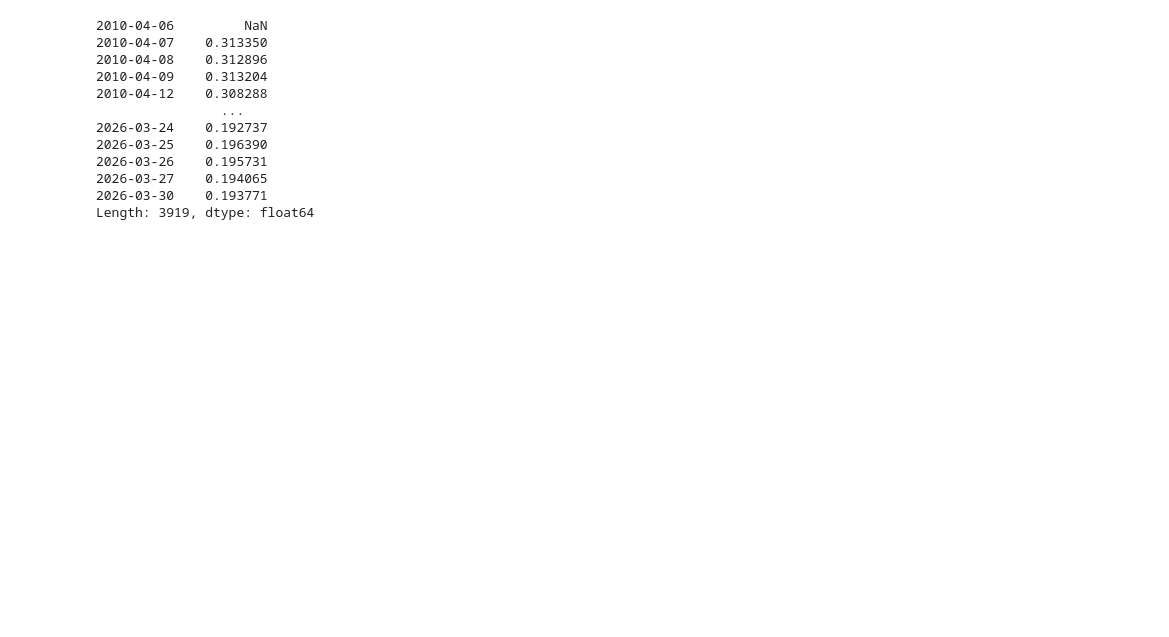
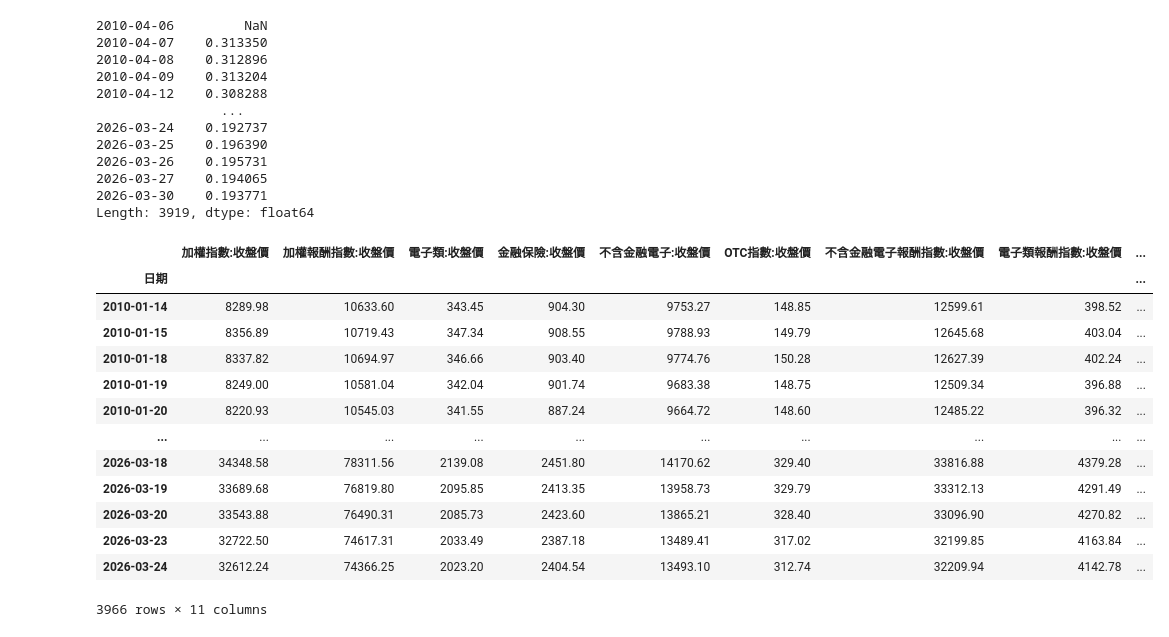
Before and after one commit to alfred0630/MIS, a Jupyter notebook: dev.ipynb, the cells around one changed output. Saved outputs shown, nothing was run; the diff lists cells and outputs as text; code cells hidden in the pictures; blank space fills up the shorter version.

```diff
--- a/dev.ipynb
+++ b/dev.ipynb
@@ -254,3 +323,20 @@ corr
 2026-03-27    0.194065
 2026-03-30    0.193771
 Length: 3919, dtype: float64
+# %%
+data1["加權報酬指數:收盤價"]
+# %% [output]
+|  | 加權指數:收盤價 | 加權報酬指數:收盤價 | 電子類:收盤價 | 金融保險:收盤價 | 不含金融電子:收盤價 | OTC指數:收盤價 | 不含金融電子報酬指數:收盤價 | 電子類報酬指數:收盤價 | ... |
+| 日期 |  |  |  |  |  |  |  |  | ... |
+| 2010-01-14 | 8289.98 | 10633.60 | 343.45 | 904.30 | 9753.27 | 148.85 | 12599.61 | 398.52 | ... |
+| 2010-01-15 | 8356.89 | 10719.43 | 347.34 | 908.55 | 9788.93 | 149.79 | 12645.68 | 403.04 | ... |
+| 2010-01-18 | 8337.82 | 10694.97 | 346.66 | 903.40 | 9774.76 | 150.28 | 12627.39 | 402.24 | ... |
+| 2010-01-19 | 8249.00 | 10581.04 | 342.04 | 901.74 | 9683.38 | 148.75 | 12509.34 | 396.88 | ... |
+| 2010-01-20 | 8220.93 | 10545.03 | 341.55 | 887.24 | 9664.72 | 148.60 | 12485.22 | 396.32 | ... |
+| ... | ... | ... | ... | ... | ... | ... | ... | ... | ... |
+| 2026-03-18 | 34348.58 | 78311.56 | 2139.08 | 2451.80 | 14170.62 | 329.40 | 33816.88 | 4379.28 | ... |
+| 2026-03-19 | 33689.68 | 76819.80 | 2095.85 | 2413.35 | 13958.73 | 329.79 | 33312.13 | 4291.49 | ... |
+| 2026-03-20 | 33543.88 | 76490.31 | 2085.73 | 2423.60 | 13865.21 | 328.40 | 33096.90 | 4270.82 | ... |
+| 2026-03-23 | 32722.50 | 74617.31 | 2033.49 | 2387.18 | 13489.41 | 317.02 | 32199.85 | 4163.84 | ... |
+| 2026-03-24 | 32612.24 | 74366.25 | 2023.20 | 2404.54 | 13493.10 | 312.74 | 32209.94 | 4142.78 | ... |
+3966 rows × 11 columns
```
Also changed, not shown: parts of 6 cells of this notebook, 5 other files.
